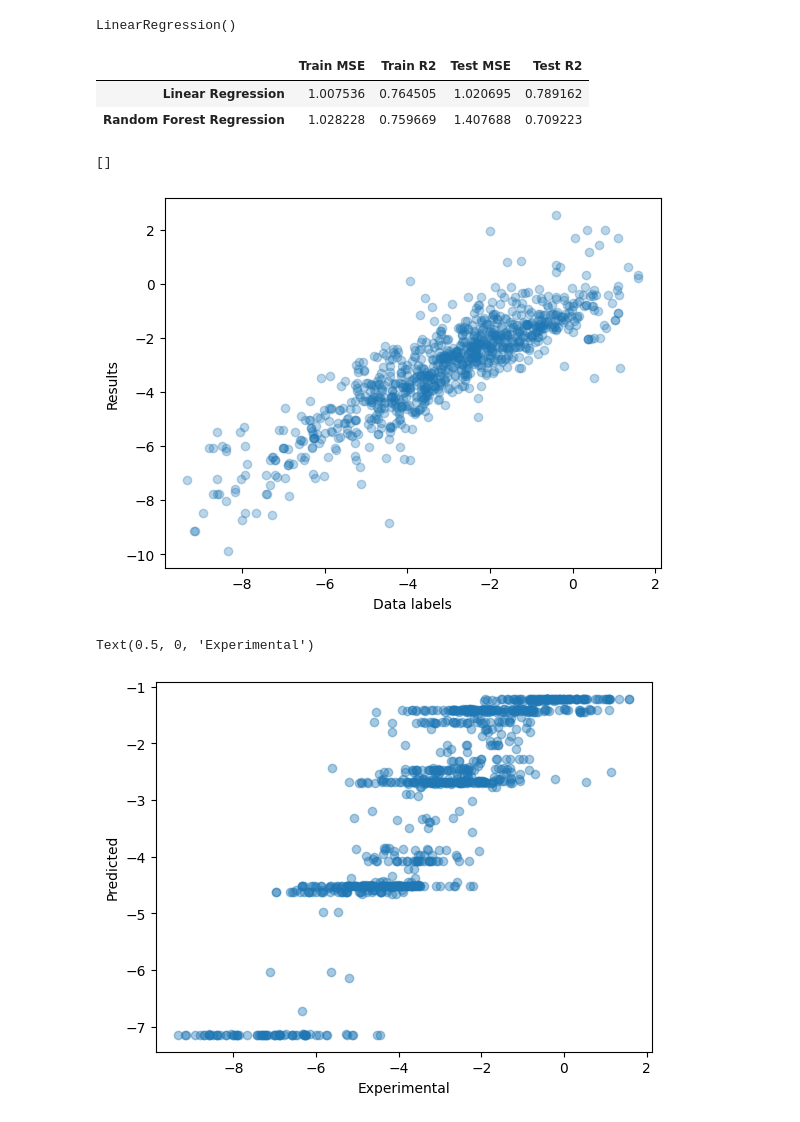
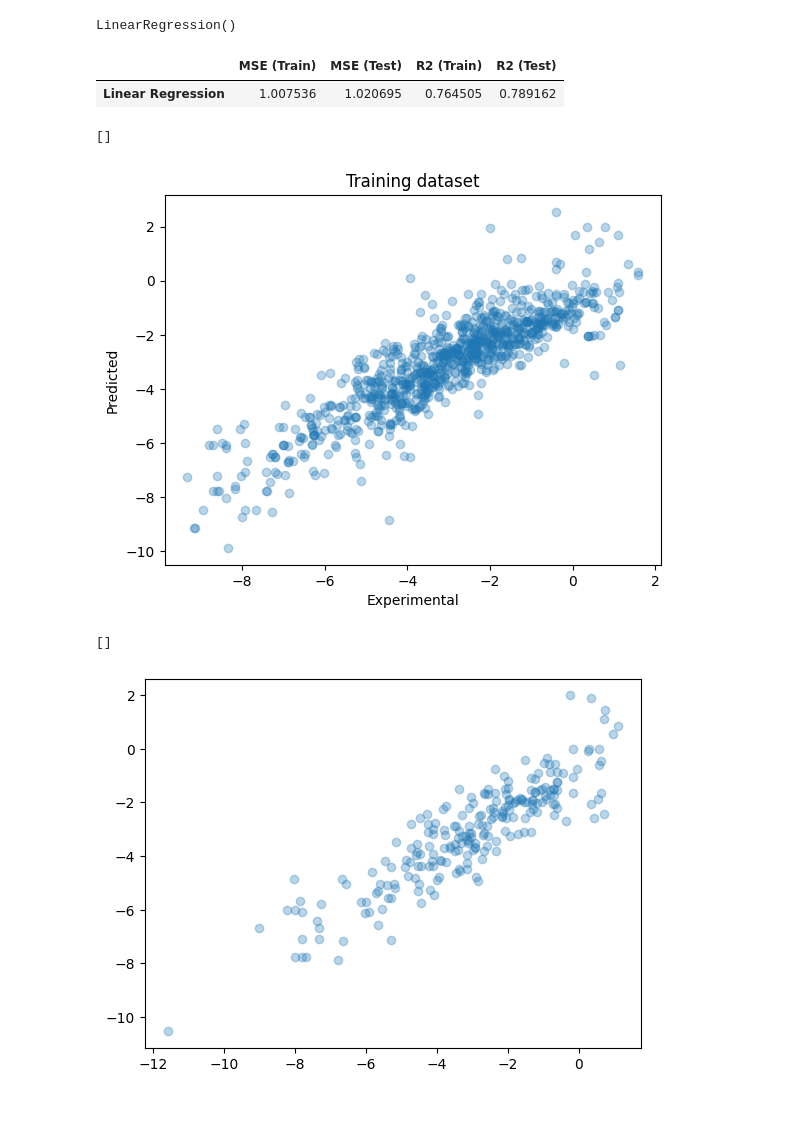
Before and after one commit to SchadenKai/intro-in-ml-and-data-science, a Jupyter notebook: machine-learning/linear_regression.ipynb, the cells around one changed output. Saved outputs shown, nothing was run; the diff lists cells and outputs as text; code cells hidden in the pictures.

```diff
--- a/machine-learning/linear_regression.ipynb
+++ b/machine-learning/linear_regression.ipynb
@@ -61,27 +54,22 @@ rfr_test_r2 = r2_score(y_test, y_rfr_test_pred)
 # %%
-dict = {
-    "Linear Regression" : [lr_train_mse, lr_train_r2, lr_test_mse, lr_test_r2],
-    "Random Forest Regression" : [rfr_train_mse, rfr_train_r2, rfr_test_mse, rfr_test_r2]
-}
-results = pd.DataFrame(dict).transpose()
-results.columns = ["Train MSE", "Train R2", "Test MSE", "Test R2"]
+results = pd.DataFrame({"Linear Regression" : [lr_train_mse, lr_test_mse, lr_train_r2, lr_test_r2]}).transpose()
+results.columns = ["MSE (Train)", "MSE (Test)", "R2 (Train)", "R2 (Test)"]
 results
 # %% [output]
-|  | Train MSE | Train R2 | Test MSE | Test R2 |
-| Linear Regression | 1.007536 | 0.764505 | 1.020695 | 0.789162 |
-| Random Forest Regression | 1.028228 | 0.759669 | 1.407688 | 0.709223 |
+|  | MSE (Train) | MSE (Test) | R2 (Train) | R2 (Test) |
+| Linear Regression | 1.007536 | 1.020695 | 0.764505 | 0.789162 |
 # %%
 plt.scatter(y_train, y_lr_train_pred, alpha=0.3)
 plt.ylabel("Predicted")
 plt.xlabel("Experimental")
+plt.title("Training dataset")
 plt.plot()
 # %% [output]
 []
-[figure, old version]
+[figure, new version]
 # %%
-plt.scatter(y_train, y_rfr_train_pred, alpha=0.4)
-plt.ylabel("Predicted")
-plt.xlabel("Experimental")
+plt.scatter(y_test, y_lr_test_pred, alpha=0.3)
+plt.plot()
 # %% [output]
-Text(0.5, 0, 'Experimental')
+[]
-[figure, old version]
+[figure, new version]
```
Also changed, not shown: parts of 2 cells of this notebook, 9 other files.
